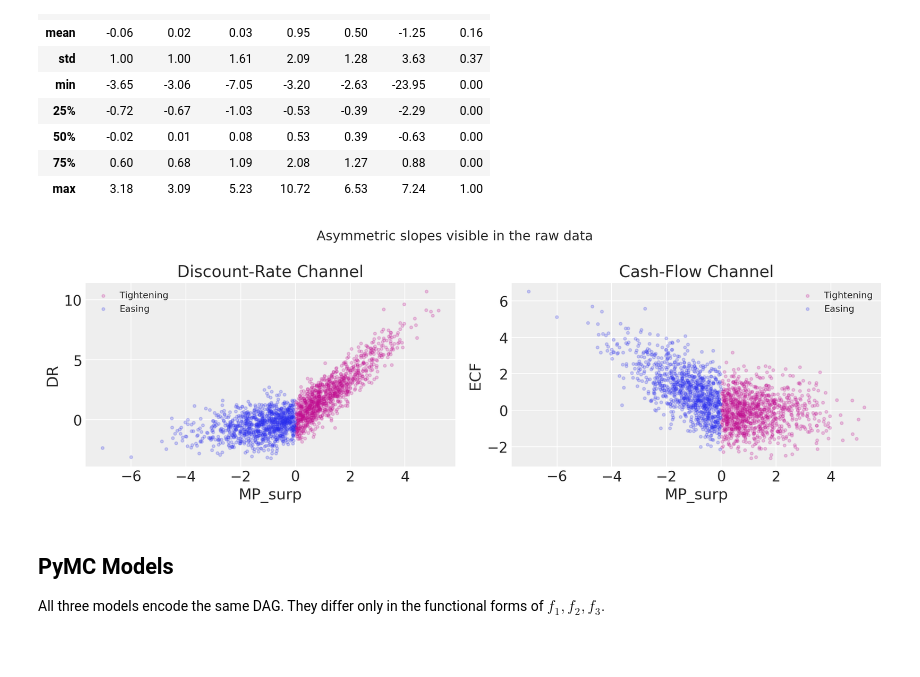
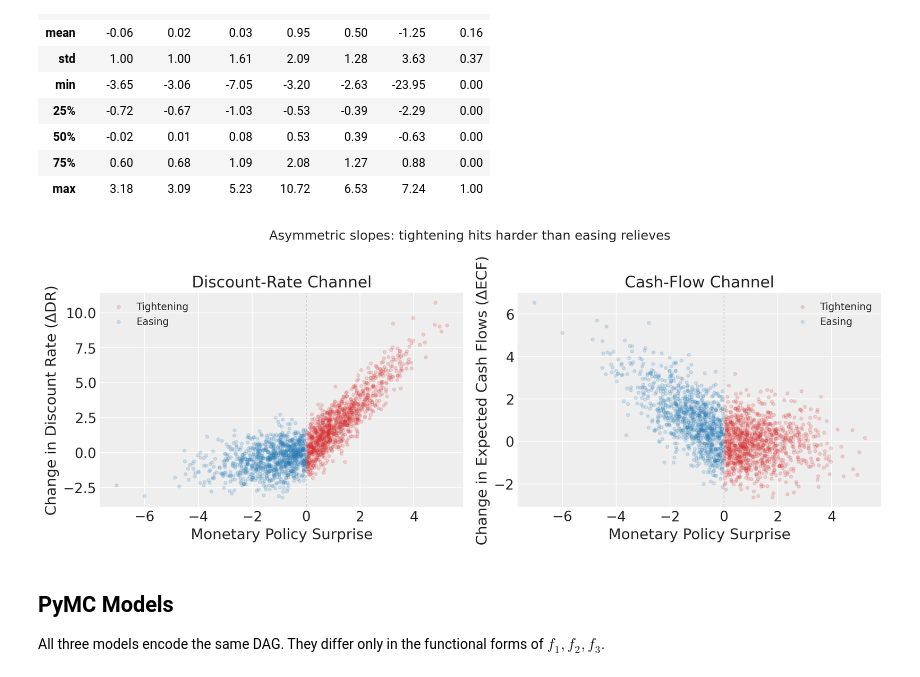
Before and after one commit to pymc-labs/congrats_you_have_a_dag, a Jupyter notebook: demo_dag1.ipynb, the cells around one changed output. Cells and saved outputs as stored; diff of their text form; code cells hidden in the pictures; blank space fills up the shorter version.

```diff
--- a/demo_dag1.ipynb
+++ b/demo_dag1.ipynb
@@ -7,17 +7,25 @@
 
 We take a well-known causal structure from the monetary-economics literature, instantiate it with three competing functional forms (linear, regime-switching, nonlinear), and use PyMC to recover the correct specification via LOO model comparison. Each functional form generates different results, and choosing the right one can be the edge that separates you from competitors trading the same insight.
 # %%
+import warnings
+warnings.filterwarnings("ignore", category=FutureWarning)
+warnings.filterwarnings("ignore", category=RuntimeWarning)
+
 import numpy as np
 import pandas as pd
 import pymc as pm
 import pytensor.tensor as pt
 import arviz as az
 import matplotlib.pyplot as plt
-import seaborn as sns
+import json
+import os
 
 RANDOM_SEED = 42
+N = 2000
+FIG_DIR = os.path.join(os.getcwd(), "figures")
+os.makedirs(FIG_DIR, exist_ok=True)
+
 rng = np.random.default_rng(RANDOM_SEED)
-
 plt.rcParams.update({"figure.figsize": (10, 5), "font.size": 12})
 az.style.use("arviz-darkgrid")
 %config InlineBackend.figure_format = "retina"
@@ -104,21 +106,24 @@ df.describe().round(2)
 | 75% | 0.60 | 0.68 | 1.09 | 2.08 | 1.27 | 0.88 | 0.00 |
 | max | 3.18 | 3.09 | 5.23 | 10.72 | 6.53 | 7.24 | 1.00 |
 # %%
-tightening = df["MP_surp"].values > 0
+tightening_bool = df["MP_surp"].values > 0
 
-fig, axes = plt.subplots(1, 2, figsize=(12, 4))
-for label, mask, color in [("Tightening", tightening, "C3"), ("Easing", ~tightening, "C0")]:
-    axes[0].scatter(df["MP_surp"][mask], df["DR"][mask], alpha=0.2, s=8, label=label, color=color)
-    axes[1].scatter(df["MP_surp"][mask], df["ECF"][mask], alpha=0.2, s=8, label=label, color=color)
+fig, axes = plt.subplots(1, 2, figsize=(12, 4.5))
+for label, mask, color in [("Tightening", tightening_bool, "#d62728"), ("Easing", ~tightening_bool, "#1f77b4")]:
+    axes[0].scatter(df["MP_surp"][mask], df["DR"][mask], alpha=0.15, s=10, label=label, color=color)
+    axes[1].scatter(df["MP_surp"][mask], df["ECF"][mask], alpha=0.15, s=10, label=label, color=color)
 
-axes[0].set(xlabel="MP_surp", ylabel="DR", title="Discount-Rate Channel")
-axes[1].set(xlabel="MP_surp", ylabel="ECF", title="Cash-Flow Channel")
+axes[0].set(xlabel="Monetary Policy Surprise", ylabel="Change in Discount Rate (ΔDR)", title="Discount-Rate Channel")
+axes[1].set(xlabel="Monetary Policy Surprise", ylabel="Change in Expected Cash Flows (ΔECF)", title="Cash-Flow Channel")
 for ax in axes:
-    ax.legend(fontsize=9)
-fig.suptitle("Asymmetric slopes visible in the raw data", fontsize=13)
+    ax.legend(fontsize=10, framealpha=0.9)
+    ax.axvline(0, color="grey", ls="--", alpha=0.4, lw=0.8)
+fig.suptitle("Asymmetric slopes: tightening hits harder than easing relieves", fontsize=13, y=1.02)
 plt.tight_layout()
+fig.savefig(os.path.join(FIG_DIR, "fig1_scatter_asymmetry.png"), dpi=150, bbox_inches="tight")
+plt.show()
 # %% [output]
-[figure, old version]
+[figure, new version]
 # %% [markdown]
 ## PyMC Models
 
```
Also changed, not shown: parts of 12 cells of this notebook, 9 other files.
